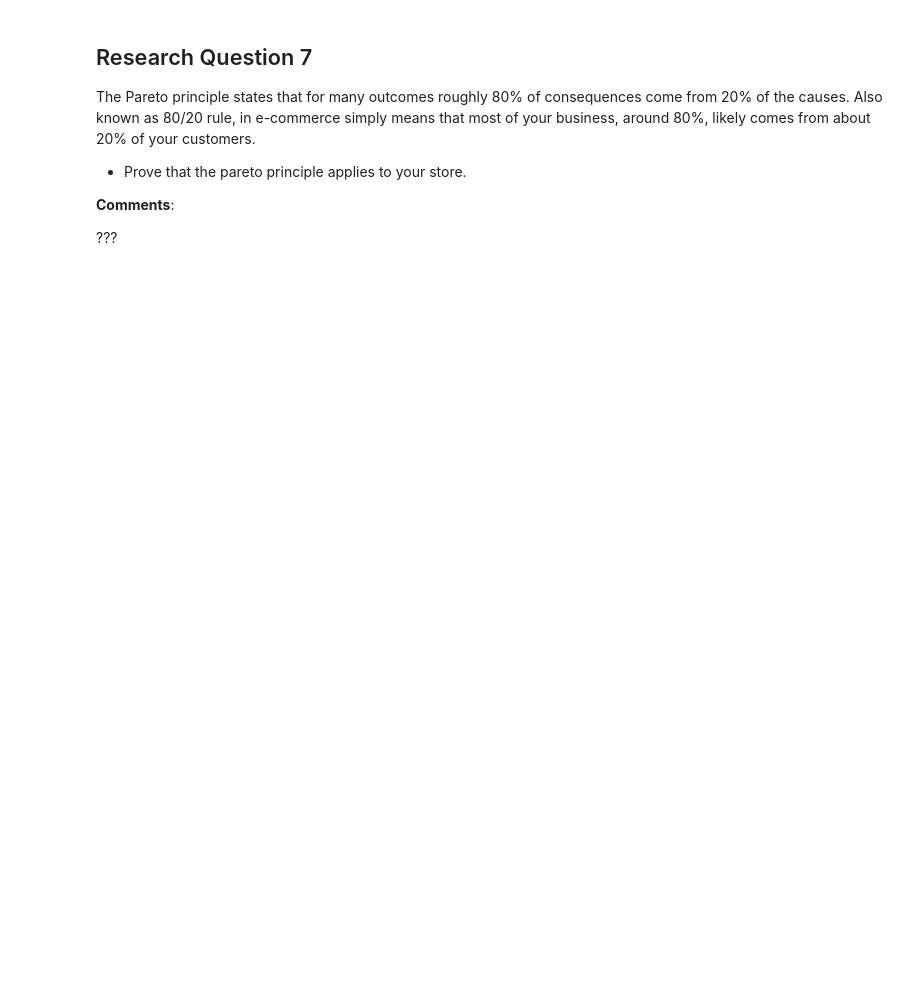
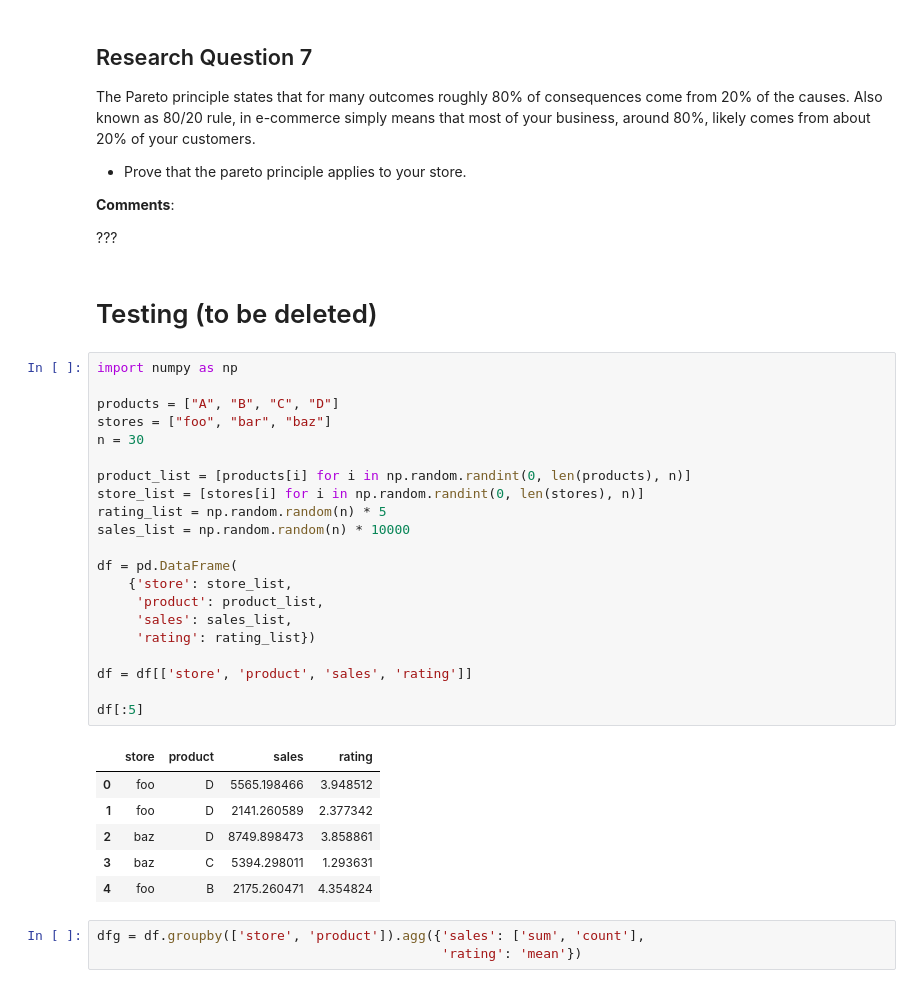
Before and after one commit to ADM-Homework-2/Homework_2, a Jupyter notebook: Main.ipynb, the cells around one changed output. Cells and saved outputs as stored; diff of their text form; blank space fills up the shorter version.

```diff
--- a/Main.ipynb
+++ b/Main.ipynb
@@ -138,3 +223,36 @@ The Pareto principle states that for many outcomes roughly 80% of consequences c
 **Comments**:
 
 ???
+# %% [markdown]
+# Testing (to be deleted)
+# %%
+import numpy as np
+
+products = ["A", "B", "C", "D"]
+stores = ["foo", "bar", "baz"]
+n = 30
+
+product_list = [products[i] for i in np.random.randint(0, len(products), n)]
+store_list = [stores[i] for i in np.random.randint(0, len(stores), n)]
+rating_list = np.random.random(n) * 5
+sales_list = np.random.random(n) * 10000
+
+df = pd.DataFrame(
+    {'store': store_list,
+     'product': product_list,
+     'sales': sales_list,
+     'rating': rating_list})
+
+df = df[['store', 'product', 'sales', 'rating']]
+
+df[:5]
+# %% [output]
+|  | store | product | sales | rating |
+| 0 | foo | D | 5565.198466 | 3.948512 |
+| 1 | foo | D | 2141.260589 | 2.377342 |
+| 2 | baz | D | 8749.898473 | 3.858861 |
+| 3 | baz | C | 5394.298011 | 1.293631 |
+| 4 | foo | B | 2175.260471 | 4.354824 |
+# %%
+dfg = df.groupby(['store', 'product']).agg({'sales': ['sum', 'count'],
+                                            'rating': 'mean'})
```
Also changed, not shown: parts of 20 cells of this notebook, 1 other file.
